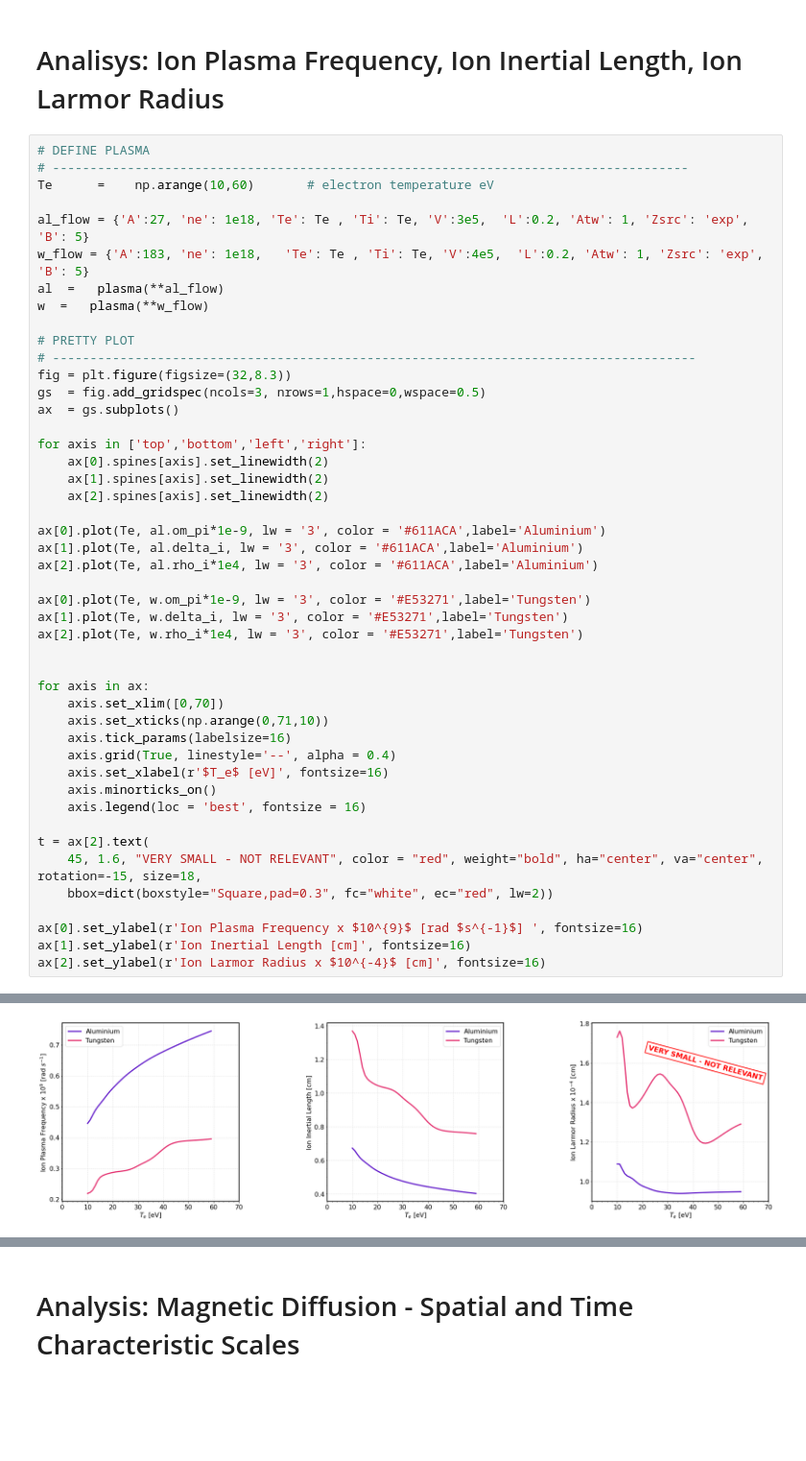
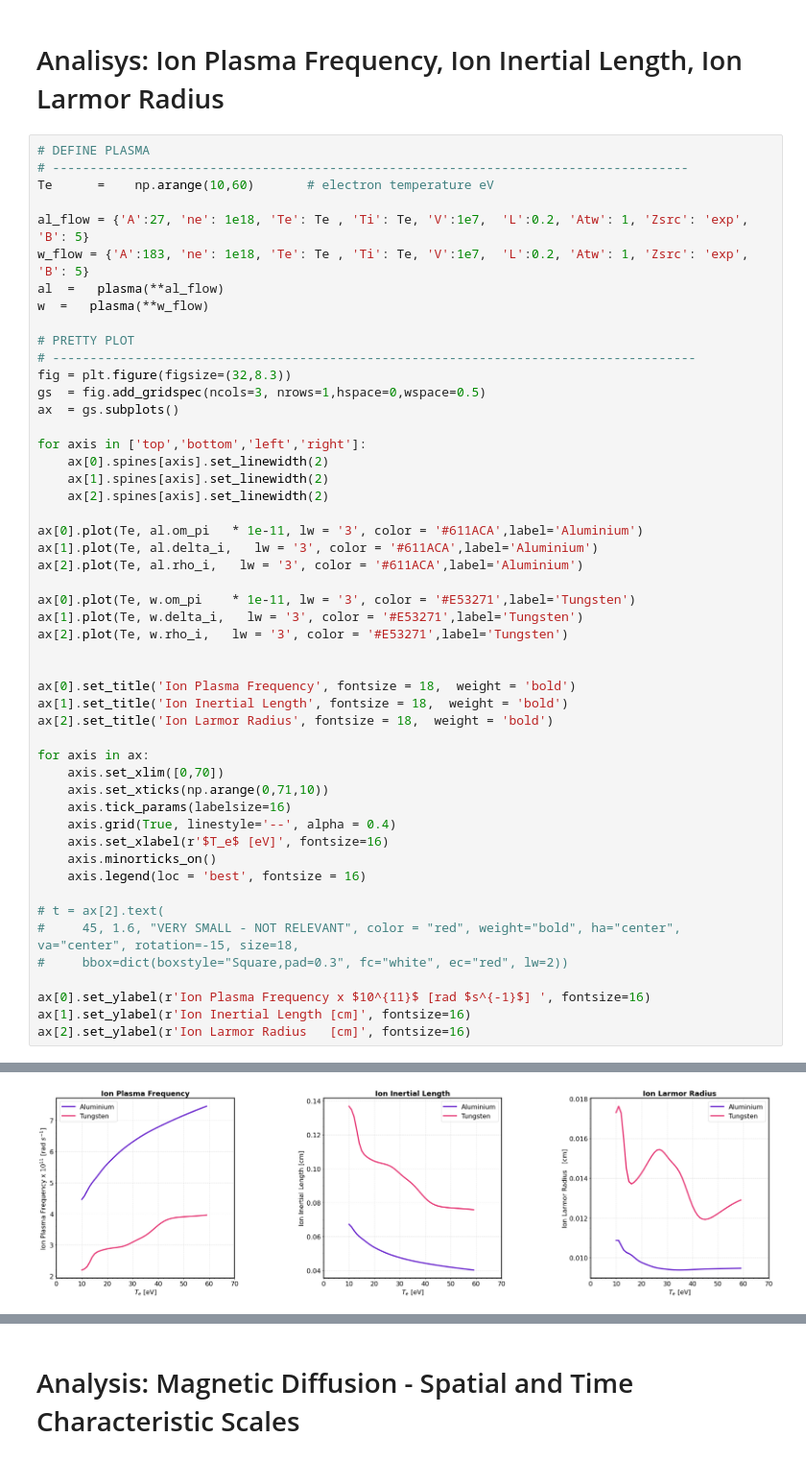
Before and after one commit to stemerlini/MagnetoRT, a Jupyter notebook: MagnetoRT.ipynb, the cells around one changed output, grey strips where cells are left out. Shown at 96% size. Saved outputs shown, nothing was run; the diff lists cells and outputs as text; blank space fills up the shorter version.

```diff
--- a/MagnetoRT.ipynb
+++ b/MagnetoRT.ipynb
@@ -311,8 +354,8 @@ ax0.legend(loc = 'best', fontsize = 16)
 # -------------------------------------------------------------------------------------
 Te      =    np.arange(10,60)       # electron temperature eV
 
-al_flow = {'A':27, 'ne': 1e18, 'Te': Te , 'Ti': Te, 'V':3e5,  'L':0.2, 'Atw': 1, 'Zsrc': 'exp', 'B': 5}
-w_flow = {'A':183, 'ne': 1e18,   'Te': Te , 'Ti': Te, 'V':4e5,  'L':0.2, 'Atw': 1, 'Zsrc': 'exp', 'B': 5}
+al_flow = {'A':27, 'ne': 1e18, 'Te': Te , 'Ti': Te, 'V':1e7,  'L':0.2, 'Atw': 1, 'Zsrc': 'exp', 'B': 5}
+w_flow = {'A':183, 'ne': 1e18, 'Te': Te , 'Ti': Te, 'V':1e7,  'L':0.2, 'Atw': 1, 'Zsrc': 'exp', 'B': 5}
 al  =   plasma(**al_flow)
 w  =   plasma(**w_flow)
 
@@ -327,14 +370,18 @@ for axis in ['top','bottom','left','right']:
     ax[1].spines[axis].set_linewidth(2)
     ax[2].spines[axis].set_linewidth(2)
 
-ax[0].plot(Te, al.om_pi*1e-9, lw = '3', color = '#611ACA',label='Aluminium')
-ax[1].plot(Te, al.delta_i, lw = '3', color = '#611ACA',label='Aluminium')
-ax[2].plot(Te, al.rho_i*1e4, lw = '3', color = '#611ACA',label='Aluminium')
+ax[0].plot(Te, al.om_pi   * 1e-11, lw = '3', color = '#611ACA',label='Aluminium')
+ax[1].plot(Te, al.delta_i,   lw = '3', color = '#611ACA',label='Aluminium')
+ax[2].plot(Te, al.rho_i,   lw = '3', color = '#611ACA',label='Aluminium')
 
-ax[0].plot(Te, w.om_pi*1e-9, lw = '3', color = '#E53271',label='Tungsten')
-ax[1].plot(Te, w.delta_i, lw = '3', color = '#E53271',label='Tungsten')
-ax[2].plot(Te, w.rho_i*1e4, lw = '3', color = '#E53271',label='Tungsten')
+ax[0].plot(Te, w.om_pi    * 1e-11, lw = '3', color = '#E53271',label='Tungsten')
+ax[1].plot(Te, w.delta_i,   lw = '3', color = '#E53271',label='Tungsten')
+ax[2].plot(Te, w.rho_i,   lw = '3', color = '#E53271',label='Tungsten')
 
+
+ax[0].set_title('Ion Plasma Frequency', fontsize = 18,  weight = 'bold')
+ax[1].set_title('Ion Inertial Length', fontsize = 18,  weight = 'bold')
+ax[2].set_title('Ion Larmor Radius', fontsize = 18,  weight = 'bold')
 
 for axis in ax:
     axis.set_xlim([0,70])
@@ -345,11 +392,11 @@ for axis in ax:
     axis.minorticks_on()
     axis.legend(loc = 'best', fontsize = 16)
 
-t = ax[2].text(
-    45, 1.6, "VERY SMALL - NOT RELEVANT", color = "red", weight="bold", ha="center", va="center", rotation=-15, size=18,
-    bbox=dict(boxstyle="Square,pad=0.3", fc="white", ec="red", lw=2))
+# t = ax[2].text(
+#     45, 1.6, "VERY SMALL - NOT RELEVANT", color = "red", weight="bold", ha="center", va="center", rotation=-15, size=18,
+#     bbox=dict(boxstyle="Square,pad=0.3", fc="white", ec="red", lw=2))
 
-ax[0].set_ylabel(r'Ion Plasma Frequency x $10^{9}$ [rad $s^{-1}$] ', fontsize=16)
+ax[0].set_ylabel(r'Ion Plasma Frequency x $10^{11}$ [rad $s^{-1}$] ', fontsize=16)
 ax[1].set_ylabel(r'Ion Inertial Length [cm]', fontsize=16)
-ax[2].set_ylabel(r'Ion Larmor Radius x $10^{-4}$ [cm]', fontsize=16)
+ax[2].set_ylabel(r'Ion Larmor Radius   [cm]', fontsize=16)
 # %% [output]
@@ -357 +404 @@ Text(0, 0.5, 'Ion Larmor Radius x $10^{-4}$ [cm]')
-[figure, old version]
+[figure, new version]
```
Also changed, not shown: parts of 8 cells of this notebook.
